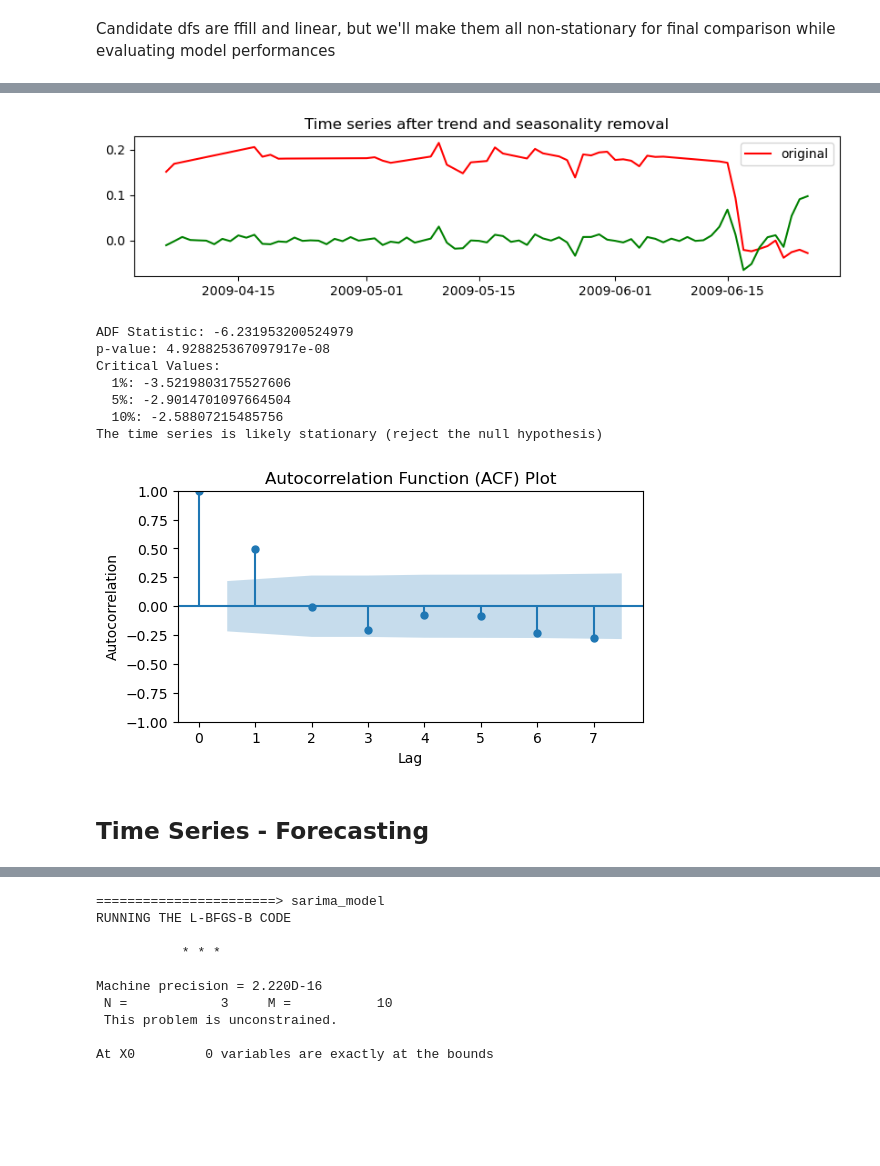
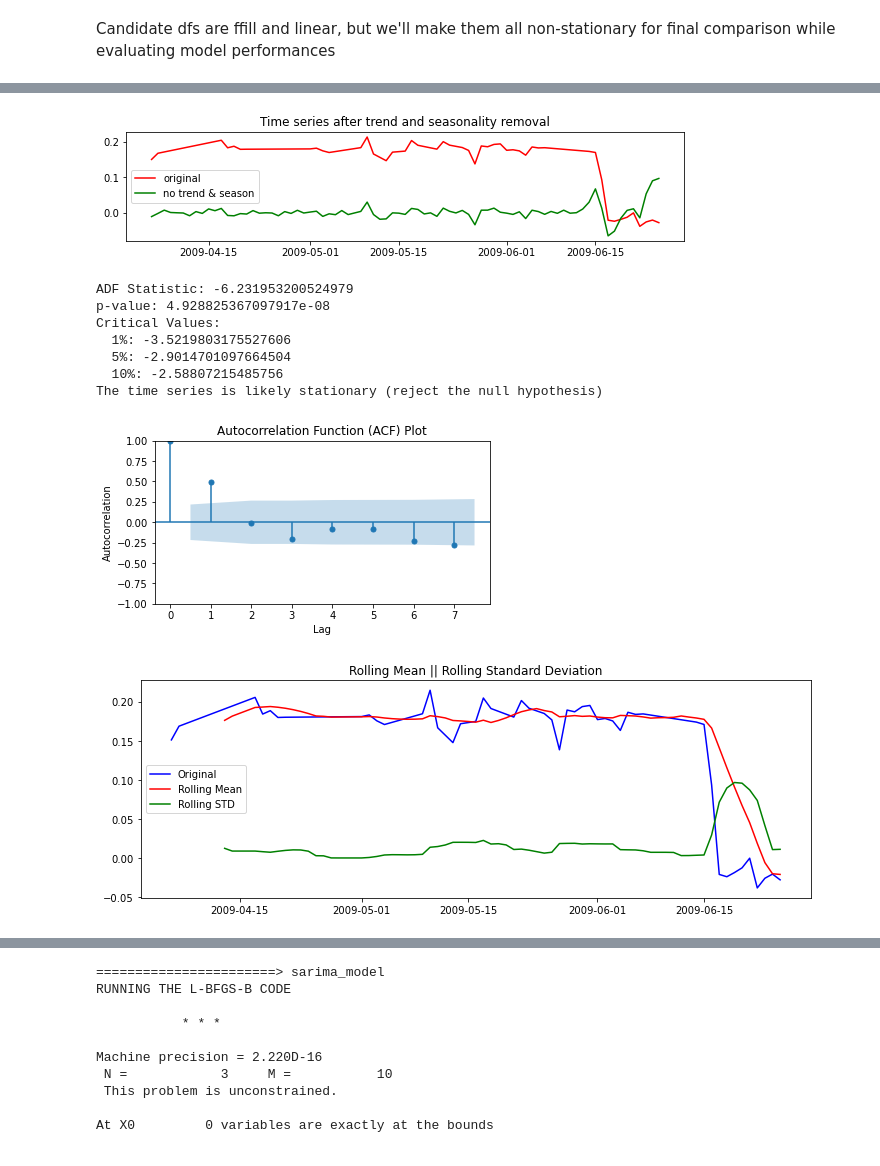
Before and after one commit to sbs23006/Big-data-time-series-forecasting, a Jupyter notebook: DataProcessing.ipynb, the cells around one changed output, grey strips where cells are left out. Saved outputs shown, nothing was run; the diff lists cells and outputs as text; code cells hidden in the pictures; blank space fills up the shorter version.

```diff
--- a/DataProcessing.ipynb
+++ b/DataProcessing.ipynb
@@ -417,6 +429,7 @@ def autocorrelation(df): # needs stationary ts
 df_mean = (df_daily['sentiment_score'].fillna(df_daily['sentiment_score'].mean())).to_frame()
 # %%
 #plt.style.use('seaborn-dark')
+plt.style.use('default')
 # %%
 decompose(df_mean)
 # %% [output]
@@ -557,11 +562,11 @@ des_int['sentiment_score'] = detrended.sentiment_score.values - res.seasonal
 # %%
 plt.figure(figsize=(10, 2))
 plt.plot(df_int, color='r', label='original')
-plt.plot(des_int, color='g')
+plt.plot(des_int, color='g', label='no trend & season')
 plt.title('Time series after trend and seasonality removal')
 plt.legend();
 # %% [output]
-[figure, old version]
+[figure, new version]
 # %%
 stationarity(des_int)
 # %% [output]
@@ -575,7 +580,7 @@ The time series is likely stationary (reject the null hypothesis)
 # %%
 autocorrelation(des_int)
 # %% [output]
-[figure, old version]
+[figure, new version]
 # %%
 # doing the same for df_ffill
 res = seasonal_decompose(df_ffill['sentiment_score'], model='additive', extrapolate_trend='freq')
@@ -585,5 +590,3 @@ detrended['sentiment_score'] = df_int.sentiment_score.values - res.trend
 res = seasonal_decompose(detrended['sentiment_score'], model='additive', extrapolate_trend='freq')
 des_ffill = detrended.copy()
 des_ffill['sentiment_score'] = detrended.sentiment_score.values - res.seasonal
-# %% [markdown]
-## Time Series - Forecasting
@@ -589,0 +595,15 @@ des_ffill['sentiment_score'] = detrended.sentiment_score.values - res.seasonal
+# %%
+rolling_mean = df_int.rolling(window = 8).mean()
+rolling_std = df_int.rolling(window = 8).std()
+
+# ploting the data
+plt.plot(df_int, color = 'blue', label = 'Original')
+plt.plot(rolling_mean, color = 'red', label = 'Rolling Mean')
+plt.plot(rolling_std, color = 'green', label = 'Rolling STD')
+plt.legend(loc = 'best')
+plt.title('Rolling Mean || Rolling Standard Deviation')
+plt.gcf().set_figwidth(12)
+plt.gcf().set_figheight(4)
+plt.show()
+# %% [output]
+[figure, added]
```
Also changed, not shown: parts of 48 cells of this notebook, 1 other file.
